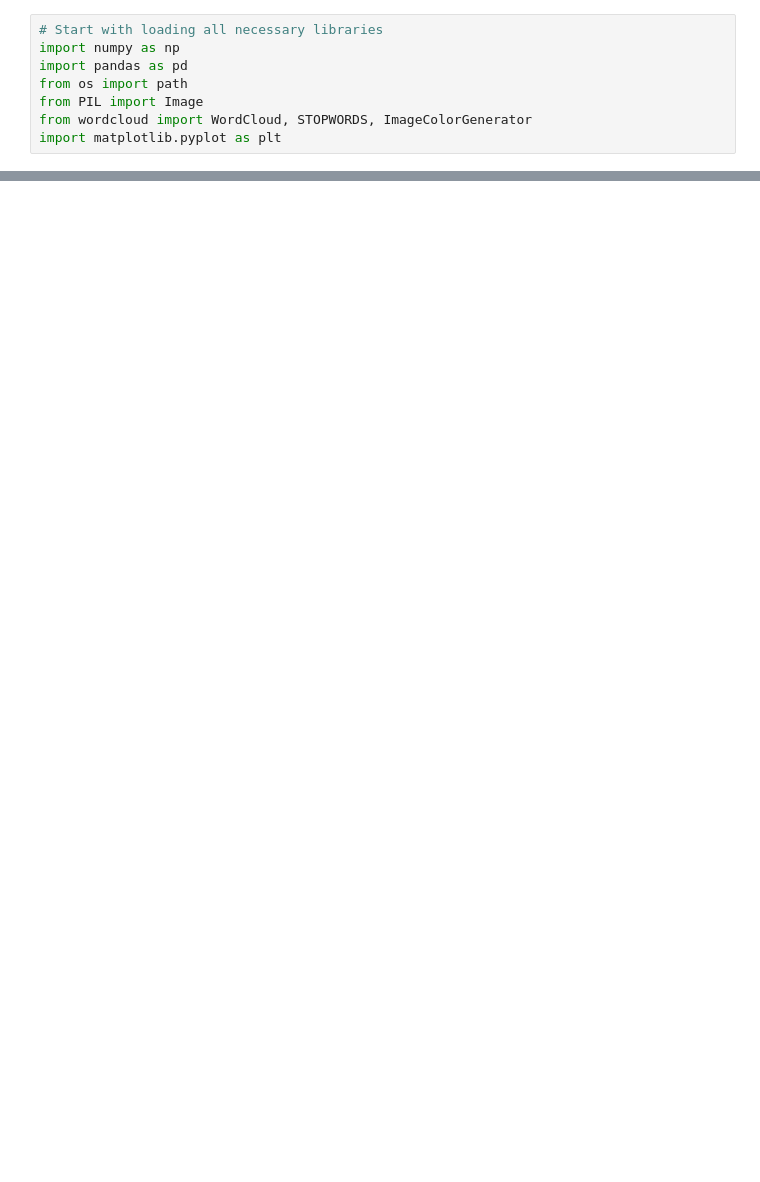
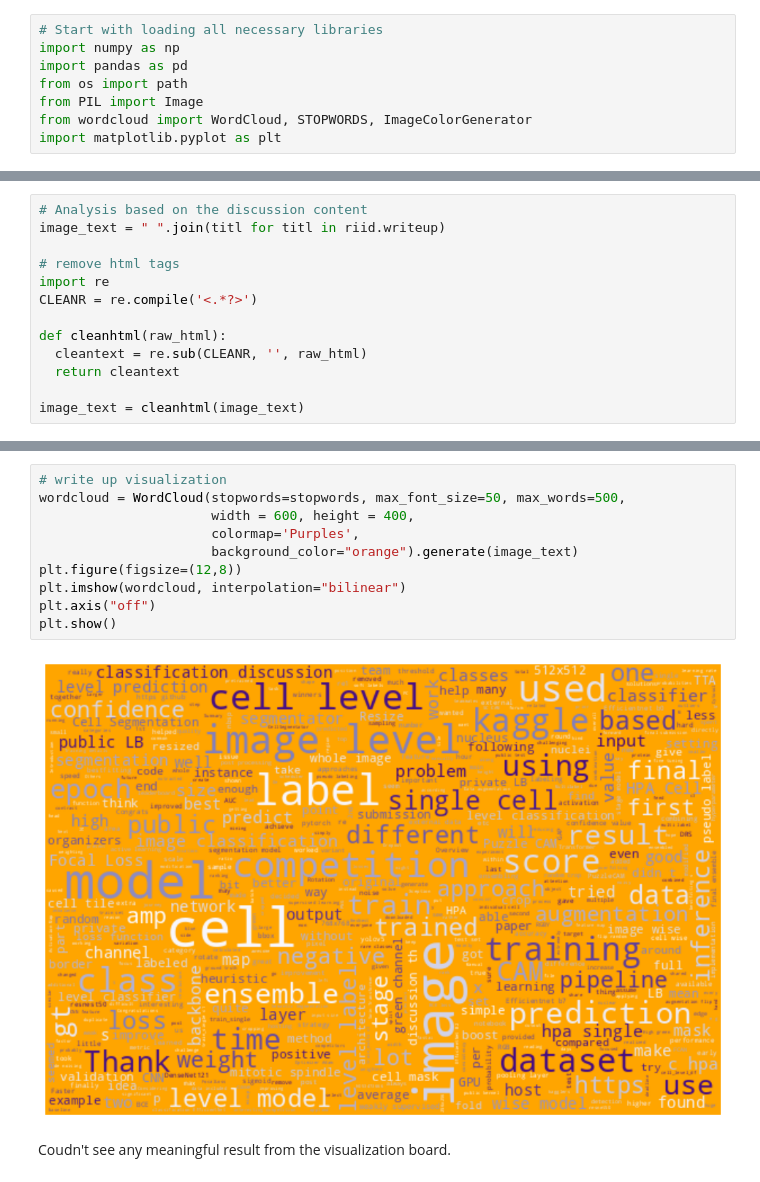
Before and after one commit to aligator4sah/kaggle-ai-report, a Jupyter notebook: Kaggle_AI_Report_Overview.ipynb, the cells around one changed output, grey strips where cells are left out. Cells and saved outputs as stored; diff of their text form; blank space fills up the shorter version.

```diff
--- a/Kaggle_AI_Report_Overview.ipynb
+++ b/Kaggle_AI_Report_Overview.ipynb
@@ -175,0 +192,13 @@ plt.show()
+# %%
+# Analysis based on the discussion content
+image_text = " ".join(titl for titl in riid.writeup)
+
+# remove html tags
+import re
+CLEANR = re.compile('<.*?>')
+
+def cleanhtml(raw_html):
+  cleantext = re.sub(CLEANR, '', raw_html)
+  return cleantext
+
+image_text = cleanhtml(image_text)
@@ -175,0 +225,14 @@ plt.show()
+# %%
+# write up visualization
+wordcloud = WordCloud(stopwords=stopwords, max_font_size=50, max_words=500,
+                      width = 600, height = 400,
+                      colormap='Purples',
+                      background_color="orange").generate(image_text)
+plt.figure(figsize=(12,8))
+plt.imshow(wordcloud, interpolation="bilinear")
+plt.axis("off")
+plt.show()
+# %% [output]
+[figure, added]
+# %% [markdown]
+Coudn't see any meaningful result from the visualization board.
```
Also changed, not shown: parts of 21 cells of this notebook.
